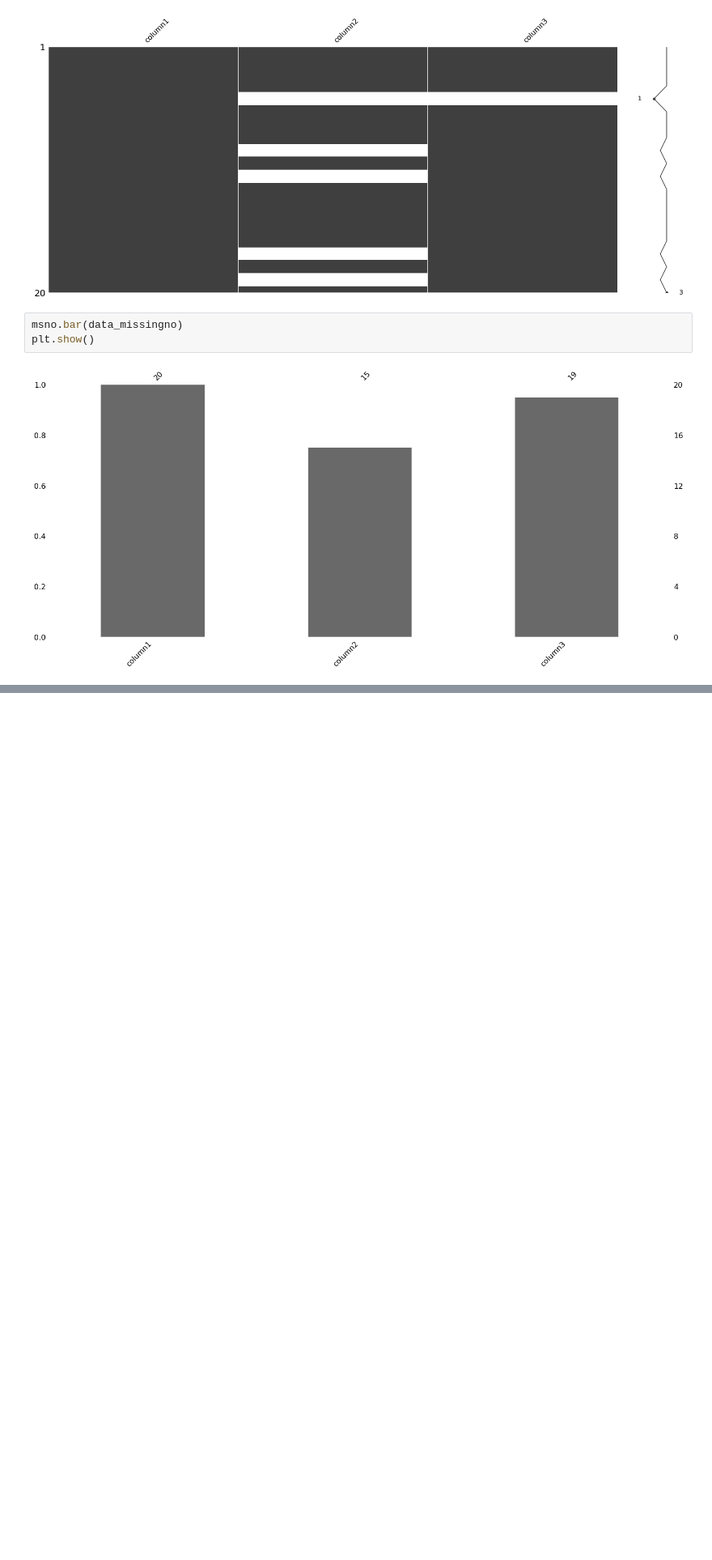
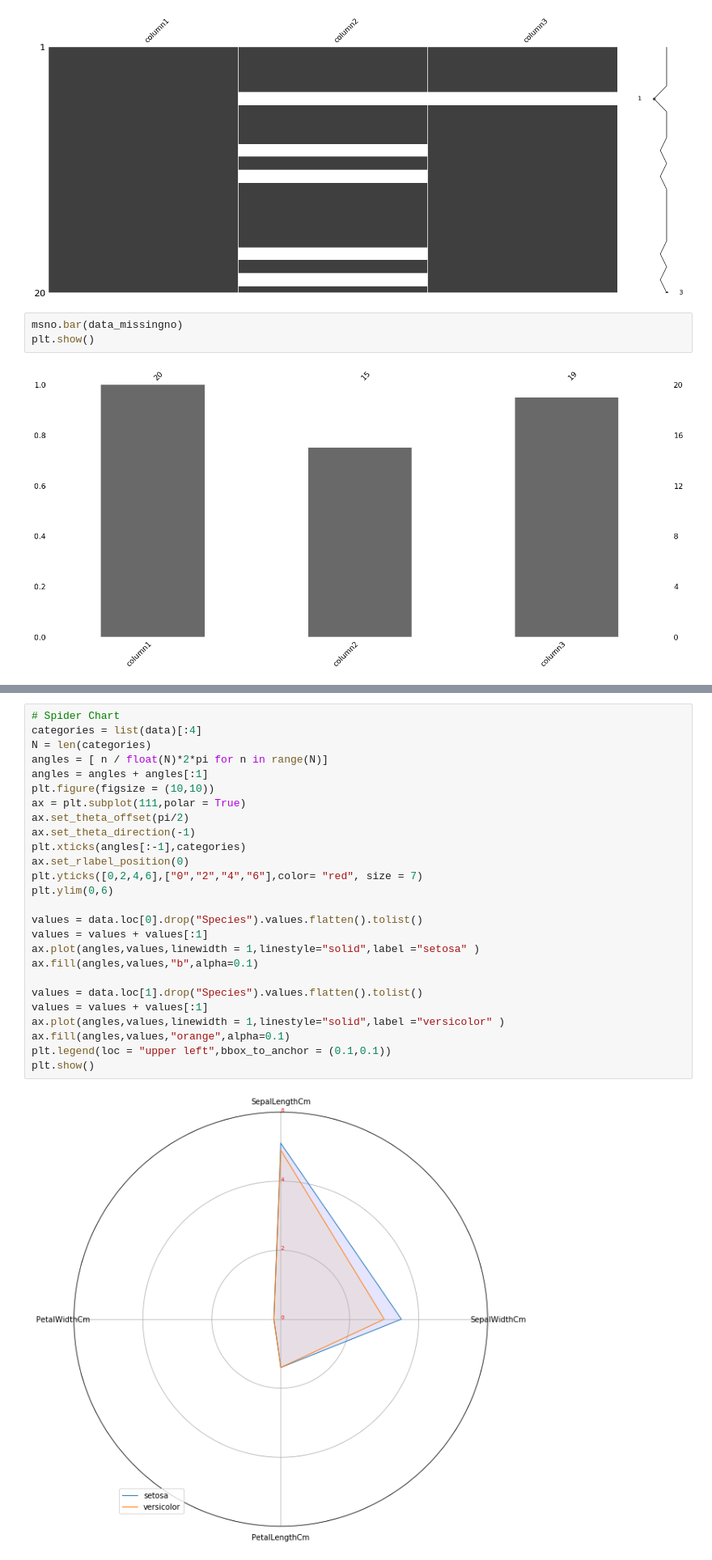
Before and after one commit to bevirgen/Data-Science---Artificial-Intelligence, a Jupyter notebook: Visualization/4. Rare Used Visualization Tools/rareusedvisexample.ipynb, the cells around one changed output, grey strips where cells are left out. Shown: that part at 81% size. Saved outputs shown, nothing was run; the diff lists cells and outputs as text; blank space fills up the shorter version.

```diff
--- a/Visualization/4. Rare Used Visualization Tools/rareusedvisexample.ipynb
+++ b/Visualization/4. Rare Used Visualization Tools/rareusedvisexample.ipynb
@@ -34,0 +84,28 @@ plt.show()
+# %%
+# Spider Chart
+categories = list(data)[:4]
+N = len(categories)
+angles = [ n / float(N)*2*pi for n in range(N)]
+angles = angles + angles[:1]
+plt.figure(figsize = (10,10))
+ax = plt.subplot(111,polar = True)
+ax.set_theta_offset(pi/2)
+ax.set_theta_direction(-1)
+plt.xticks(angles[:-1],categories)
+ax.set_rlabel_position(0)
+plt.yticks([0,2,4,6],["0","2","4","6"],color= "red", size = 7)
+plt.ylim(0,6)
+
+values = data.loc[0].drop("Species").values.flatten().tolist()
+values = values + values[:1]
+ax.plot(angles,values,linewidth = 1,linestyle="solid",label ="setosa" )
+ax.fill(angles,values,"b",alpha=0.1)
+
+values = data.loc[1].drop("Species").values.flatten().tolist()
+values = values + values[:1]
+ax.plot(angles,values,linewidth = 1,linestyle="solid",label ="versicolor" )
+ax.fill(angles,values,"orange",alpha=0.1)
+plt.legend(loc = "upper left",bbox_to_anchor = (0.1,0.1))
+plt.show()
+# %% [output]
+[figure, added]
```
Also changed, not shown: parts of 8 cells of this notebook.
